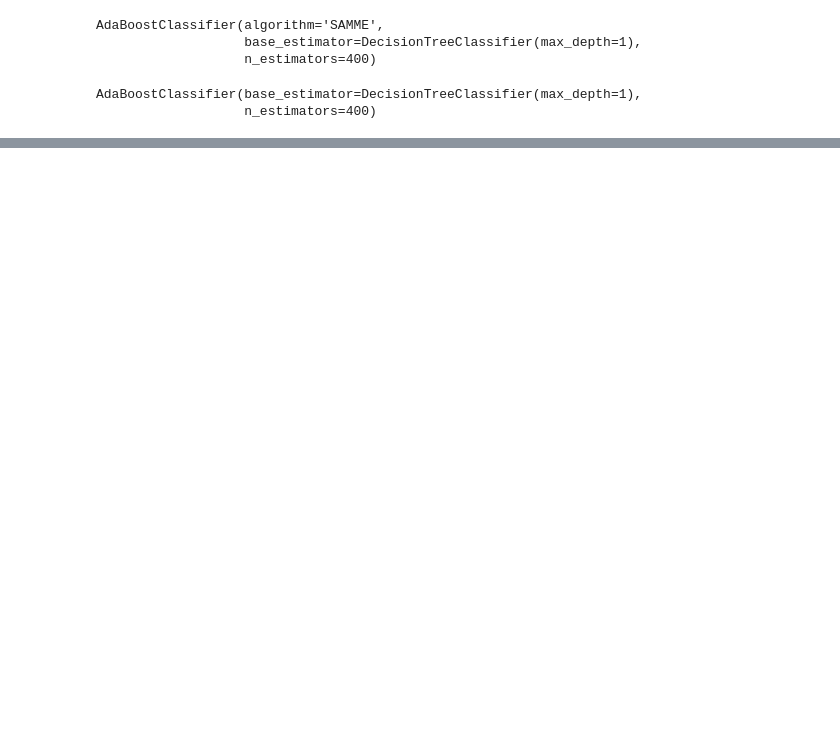
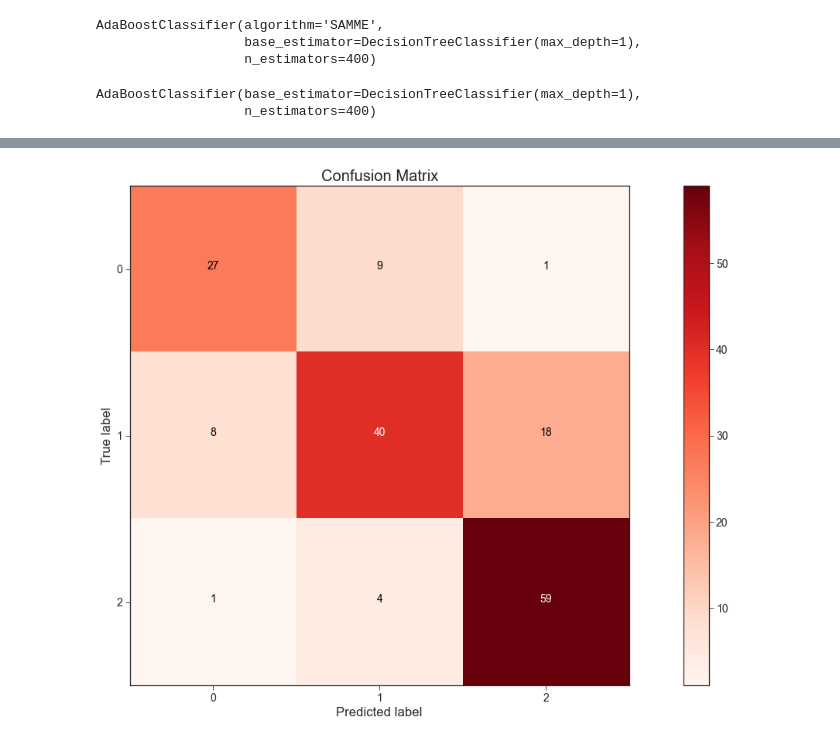
Before and after one commit to yngtodd/eleven, a Jupyter notebook: examples/notebooks/module_05_01_classification.ipynb, the cells around one changed output, grey strips where cells are left out. Saved outputs shown, nothing was run; the diff lists cells and outputs as text; code cells hidden in the pictures; blank space fills up the shorter version.

Commit message:
Add confusion matrix

```diff
--- a/examples/notebooks/module_05_01_classification.ipynb
+++ b/examples/notebooks/module_05_01_classification.ipynb
@@ -330,0 +340,30 @@ leg.get_frame().set_alpha(0.7)
+# %%
+def plot_confusion_matrix(confusion, classes, normalize=False, cmap=plt.cm.Reds):
+    """Plot a confusion matrix
+
+    """
+    mpl.style.use('seaborn-ticks')
+    fig = plt.figure(figsize=(20,10))
+
+    plt.imshow(confusion, interpolation='nearest', cmap=cmap)
+    plt.title("Confusion Matrix")
+    plt.colorbar()
+    tick_marks = np.arange(len(classes))
+    plt.xticks(tick_marks, classes)
+    plt.yticks(tick_marks, classes)
+
+    fmt = '.2f' if normalize else 'd'
+    thresh = confusion.max() / 2.
+    for i, j in itertools.product(range(confusion.shape[0]), range(confusion.shape[1])):
+        plt.text(
+            j, i, format(confusion[i, j], fmt),
+            horizontalalignment="center",
+            color="white" if confusion[i, j] > thresh else "black"
+        )
+
+    plt.tight_layout()
+    plt.ylabel('True label')
+    plt.xlabel('Predicted label')
+# %%
+ada_discrete_preds_test = ada_discrete.predict(x_test)
+ada_real_preds_test = ada_real.predict(x_test)
@@ -330,0 +385,7 @@ leg.get_frame().set_alpha(0.7)
+# %%
+ada_discrete_confusion = confusion_matrix(y_test, ada_discrete_preds_test)
+ada_real_confusion = confusion_matrix(y_test, ada_real_preds_test)
+# %%
+plot_confusion_matrix(ada_discrete_confusion, classes)
+# %% [output]
+[figure, added]
```
Also changed, not shown: parts of 9 cells of this notebook, 1 other file.
